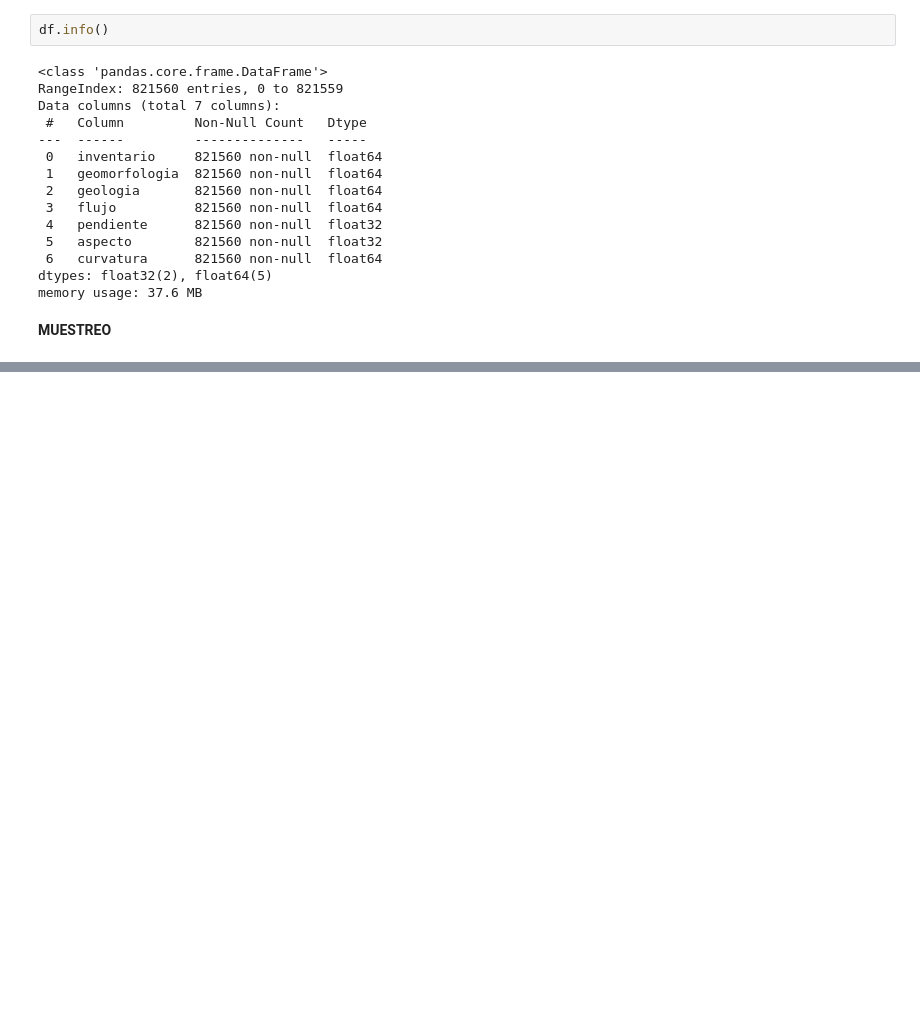
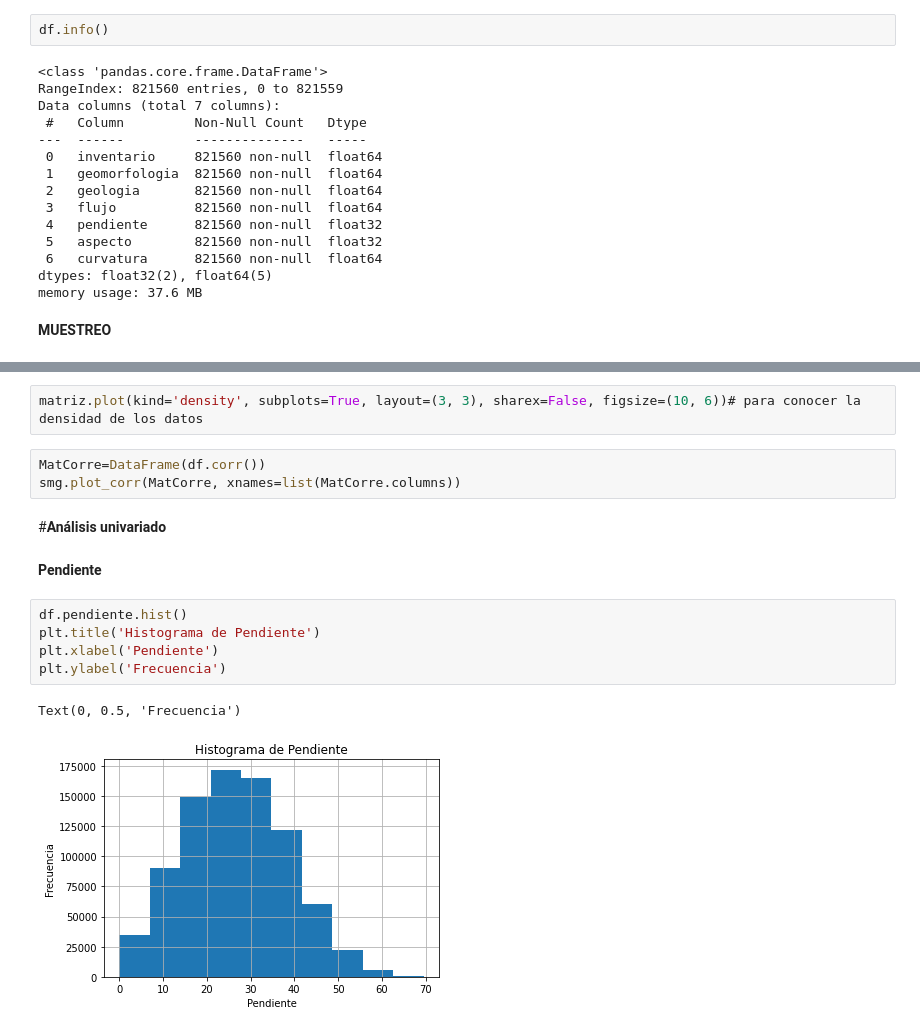
Before and after one commit to Alzategelizabeth/Cartografia-, a Jupyter notebook: Taller 5/Seleccion_Variables.ipynb, the cells around one changed output, grey strips where cells are left out. Cells and saved outputs as stored; diff of their text form; blank space fills up the shorter version.

```diff
--- a/Taller 5/Seleccion_Variables.ipynb
+++ b/Taller 5/Seleccion_Variables.ipynb
@@ -319,0 +301,17 @@ sns.pairplot(df1, hue='inventario')
+# %%
+matriz.plot(kind='density', subplots=True, layout=(3, 3), sharex=False, figsize=(10, 6))# para conocer la densidad de los datos
+# %%
+MatCorre=DataFrame(df.corr())
+smg.plot_corr(MatCorre, xnames=list(MatCorre.columns))
+# %% [markdown]
+#**Análisis univariado**
+# %% [markdown]
+**Pendiente**
+# %%
+df.pendiente.hist()
+plt.title('Histograma de Pendiente')
+plt.xlabel('Pendiente')
+plt.ylabel('Frecuencia')
+# %% [output]
+Text(0, 0.5, 'Frecuencia')
+[figure, added]
```
Also changed, not shown: parts of 28 cells of this notebook.
